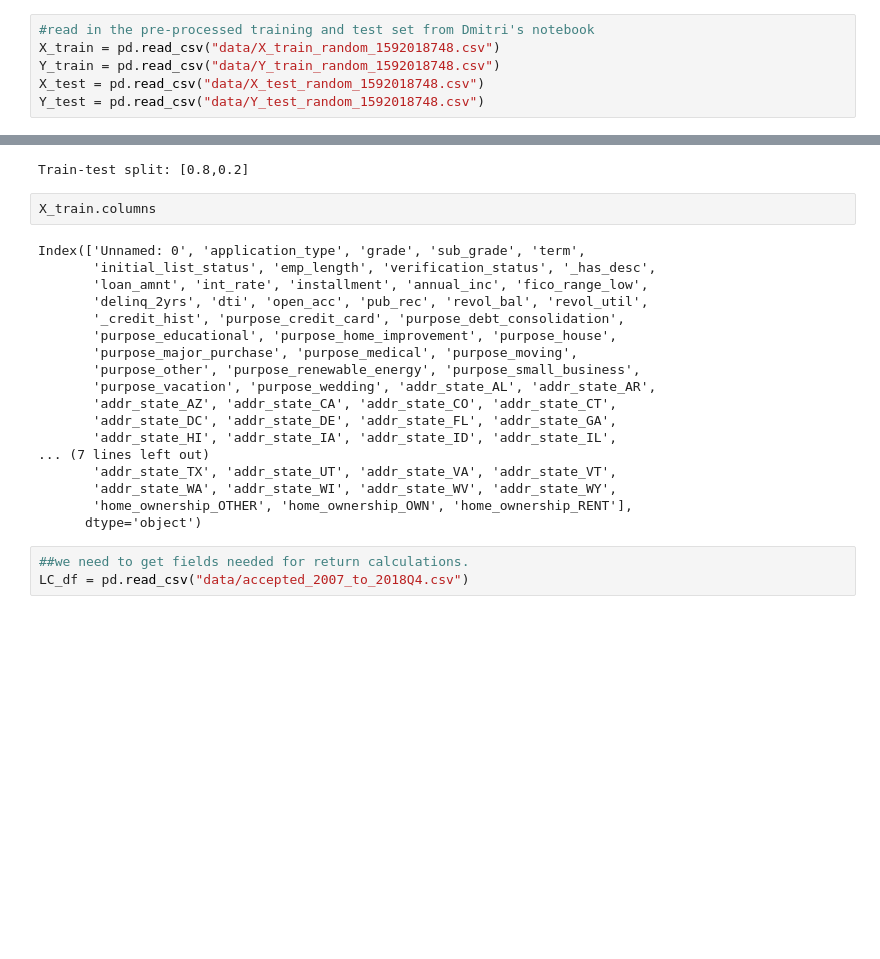
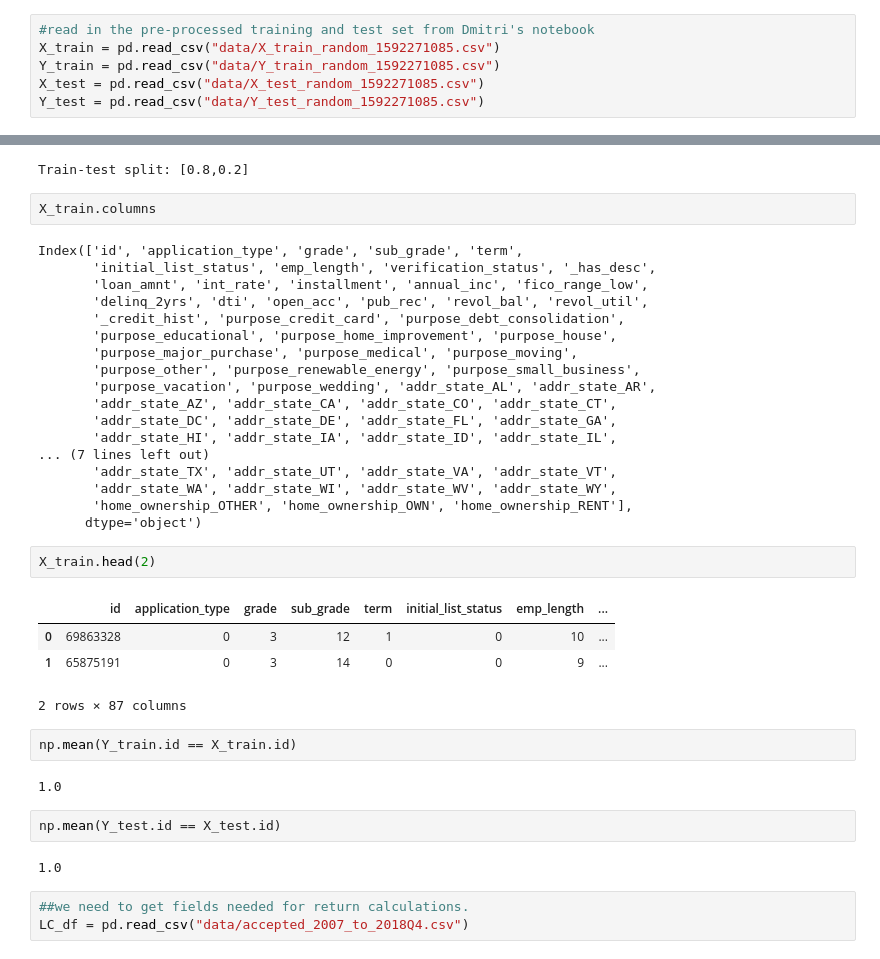
Before and after one commit to simondyates/Lending-Club, a Jupyter notebook: Robert/LC_modelling.ipynb, the cells around one changed output, grey strips where cells are left out. Saved outputs shown, nothing was run; the diff lists cells and outputs as text; blank space fills up the shorter version.

```diff
--- a/Robert/LC_modelling.ipynb
+++ b/Robert/LC_modelling.ipynb
@@ -5,9 +12,9 @@ import datetime
 # %%
 #read in the pre-processed training and test set from Dmitri's notebook
-X_train = pd.read_csv("data/X_train_random_1592018748.csv")
-Y_train = pd.read_csv("data/Y_train_random_1592018748.csv")
-X_test = pd.read_csv("data/X_test_random_1592018748.csv")
-Y_test = pd.read_csv("data/Y_test_random_1592018748.csv")
+X_train = pd.read_csv("data/X_train_random_1592271085.csv")
+Y_train = pd.read_csv("data/Y_train_random_1592271085.csv")
+X_test = pd.read_csv("data/X_test_random_1592271085.csv")
+Y_test = pd.read_csv("data/Y_test_random_1592271085.csv")
 # %%
 assert((X_train.shape[0] == Y_train.shape[0]) & (X_test.shape[0] == Y_test.shape[0]))
 # %%
@@ -31,7 +38,7 @@ Train-test split: [0.8,0.2]
 # %%
 X_train.columns
 # %% [output]
-Index(['Unnamed: 0', 'application_type', 'grade', 'sub_grade', 'term',
+Index(['id', 'application_type', 'grade', 'sub_grade', 'term',
        'initial_list_status', 'emp_length', 'verification_status', '_has_desc',
        'loan_amnt', 'int_rate', 'installment', 'annual_inc', 'fico_range_low',
        'delinq_2yrs', 'dti', 'open_acc', 'pub_rec', 'revol_bal', 'revol_util',
@@ -48,6 +55,21 @@ Index(['Unnamed: 0', 'application_type', 'grade', 'sub_grade', 'term',
        'addr_state_WA', 'addr_state_WI', 'addr_state_WV', 'addr_state_WY',
        'home_ownership_OTHER', 'home_ownership_OWN', 'home_ownership_RENT'],
       dtype='object')
+# %%
+X_train.head(2)
+# %% [output]
+|  | id | application_type | grade | sub_grade | term | initial_list_status | emp_length | ... |
+| 0 | 69863328 | 0 | 3 | 12 | 1 | 0 | 10 | ... |
+| 1 | 65875191 | 0 | 3 | 14 | 0 | 0 | 9 | ... |
+2 rows × 87 columns
+# %%
+np.mean(Y_train.id == X_train.id)
+# %% [output]
+1.0
+# %%
+np.mean(Y_test.id == X_test.id)
+# %% [output]
+1.0
 # %%
 ##we need to get fields needed for return calculations.
 LC_df = pd.read_csv("data/accepted_2007_to_2018Q4.csv")
```
Also changed, not shown: parts of 22 cells of this notebook.
